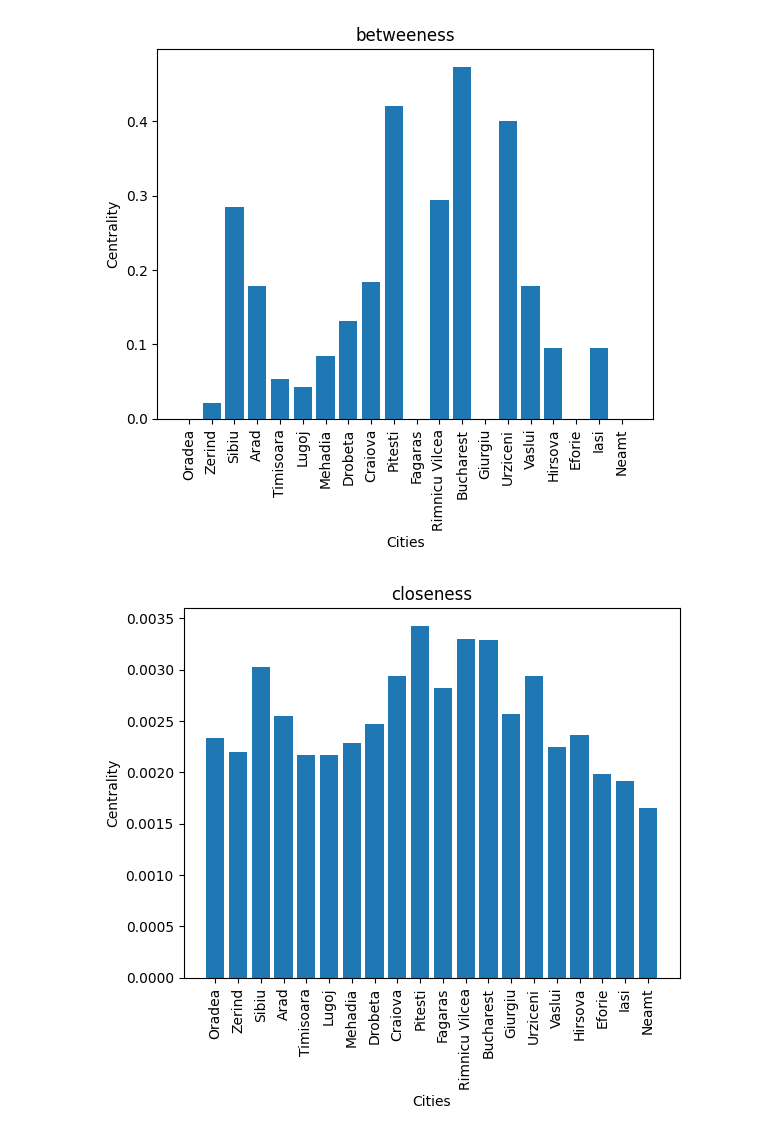
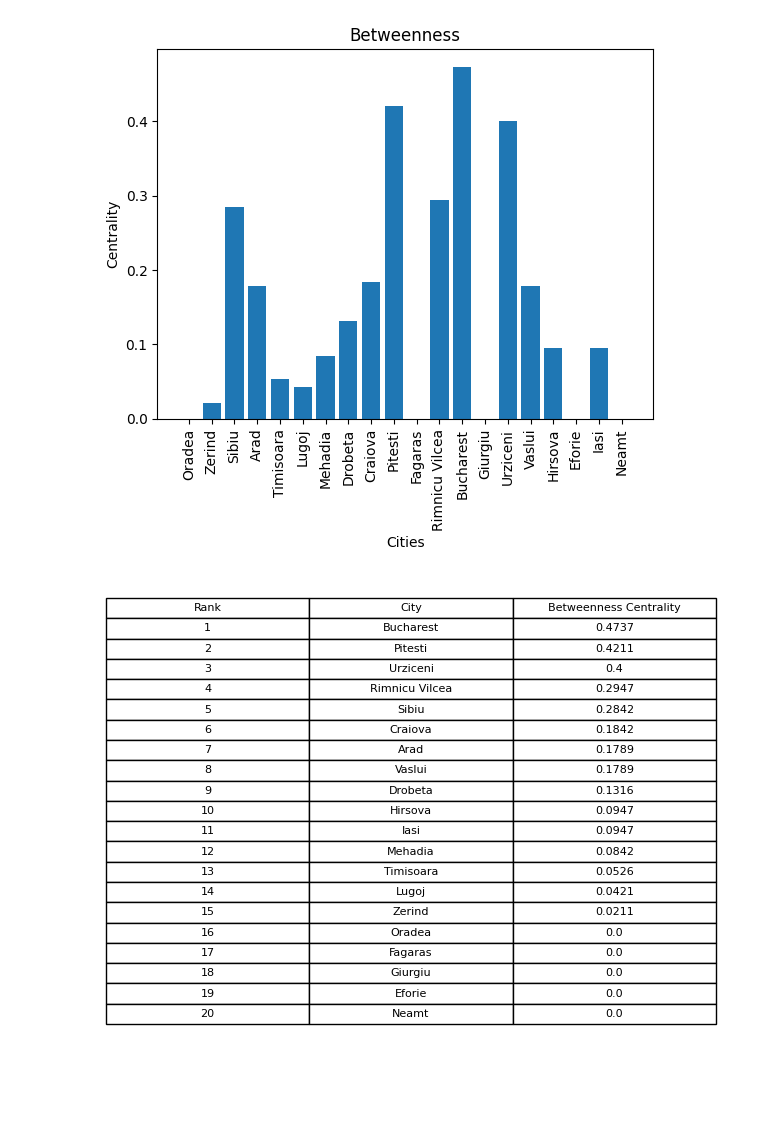
Before and after one commit to NathanZlion/AI_algo, a Jupyter notebook: Observation.ipynb, the cells around one changed output. Cells and saved outputs as stored; diff of their text form; code cells hidden in the pictures; blank space fills up the shorter version.

Commit message:
added tabel for centrality ranking

```diff
--- a/Observation.ipynb
+++ b/Observation.ipynb
@@ -135,40 +139,57 @@ from typing import Dict, List, Mapping, Tuple
 from undirectedGraph import Graph
 from centrality import Centrality as center
 from romaniaCity import Romania
+import matplotlib.pyplot as plt
 
-# compute the centrality of every romainan city.
+# compute the centrality of every Romanian city.
 romania = Romania()
 romania_graph: Graph = romania.get_city()
 romania_coordinates = romania.get_coordinates()
 
-betweeness_centrality = center().betweenness_centrality(romania_graph)
+betweenness_centrality = center().betweenness_centrality(romania_graph)
 closeness_centrality = center().closeness_centrality(romania_graph)
 degree_centrality = center().degree_centrality(romania_graph)
-eigenvector_centrality = center().eigenvector_centrality(romania_graph)
+# eigenvector_centrality = center().eigenvector_centrality(romania_graph)
 katz_centrality = center().katz_centrality(romania_graph)
 pagerank_centrality = center().pagerank_centrality(romania_graph)
 
-centrality_list : List[Tuple[Mapping,str]] = [(betweeness_centrality, "betweeness"),\
-                (closeness_centrality, "closeness"),(degree_centrality, "degree"),\
-                (eigenvector_centrality, "eigenvector"), (katz_centrality, "Katz"),\
-                (pagerank_centrality, "pagerank")]
+centrality_list : List[Tuple[Mapping,str]] = [(betweenness_centrality, "Betweenness"),\
+                (closeness_centrality, "Closeness"),(degree_centrality, "Degree"),\
+                # (eigenvector_centrality, "Eigenvector"),\
+                      (katz_centrality, "Katz"),\
+                (pagerank_centrality, "PageRank")]
 
 x_labels = list(romania_graph.get_nodes())
 
 for centrality in centrality_list:
     y_values = []
 
     centrality_dict, centrality_name = centrality
 
     for key in x_labels:
         y_values.append(centrality_dict[key])
 
+    # plot the bar chart
     plt.bar(x_labels, y_values)
     plt.xticks(rotation=90)
     plt.xlabel('Cities')
     plt.ylabel('Centrality')
     plt.title(centrality_name)
     plt.show()
+
+    # create a sorted list of cities by centrality
+    sorted_cities = sorted(x_labels, key=lambda x: centrality_dict[x], reverse=True)
+
+    # create a table displaying the ranking of cities by centrality
+    fig, ax = plt.subplots()
+    ax.axis('off')
+    ax.axis('tight')
+    table_data = [["Rank", "City", centrality_name + " Centrality"]]
+    for i in range(len(sorted_cities)):
+        table_data.append([i+1, sorted_cities[i], round(centrality_dict[sorted_cities[i]], 4)]) # type: ignore
+    ax.table(cellText=table_data, colLabels=None, cellLoc='center', loc='center') # type: ignore
+    fig.tight_layout()
+    plt.show()
 # %% [output]
-[figure, old version]
+[figure, new version]
-[figure, old version]
+[figure, new version]
```
Also changed, not shown: parts of 15 cells of this notebook, 2 other files.
